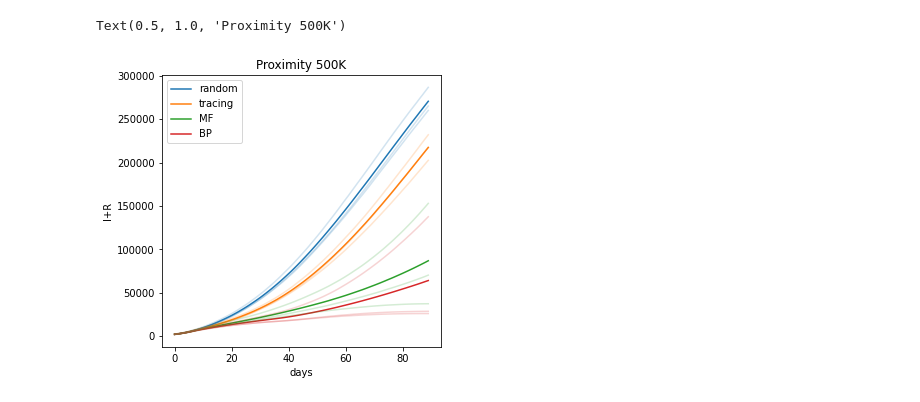
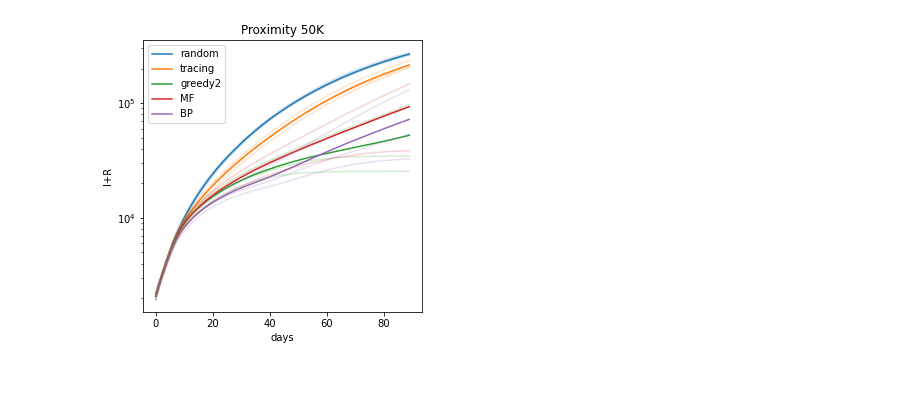
Before and after one commit to sibyl-team/sir_inference, a Jupyter notebook: read_results.ipynb, the cells around one changed output. Saved outputs shown, nothing was run; the diff lists cells and outputs as text; code cells hidden in the pictures.

Commit message:
add greedy2 to rankers

```diff
--- a/read_results.ipynb
+++ b/read_results.ipynb
@@ -1,5 +1,7 @@
 # %%
-##### import sys
+import sys
+sys.path.insert(0,'../sib/')
+
 from time import time
 import numpy as np
 import pandas as pd
@@ -11,7 +13,9 @@ from sir_model import EpidemicModel, patient_zeros_states, symptomatic_individua
 location="networks"
 N=500000
 ## new try with 100 spreaders
+#N_patient_zero = 200;
 N_patient_zero = 200;
+
 lamb = 0.05;
 mu = 0.02;
 scale=1.0; # Easy Case
@@ -26,7 +30,7 @@ MF_deltas = [15];
 n_rankings = [1500]#, 100, 150, 200]
 #seeds=[2]
 #n_rankings = [150]
-seeds=[123,32,456]
+seeds=[1,2,3]
 #seed = int(sys.argv[2]);
 #seeds for running [32,123,456]
 #seed=int(sys.argv[1]);
@@ -37,6 +41,7 @@ MF_delta = MF_deltas[0];
 
 scenario_rnds = {}
 scenario_tracs = {}
+scenario_tracs2nd = {}
 scenario_MFs = {}
 scenario_BPs = {}
 
@@ -44,56 +49,63 @@ for seed in seeds:
     #no_int = pd.read_csv("csv/Proximity_N%dK_T%d_s1_ti%d_pz%d_mu%.2f_l%.2f_seed%d.csv"%(N/1000,T,t1,N_patient_zero,mu,lamb,seed), sep="\t")
     scenario_rnds[seed] = pd.read_csv("csv/Proximity_N%dK_T%d_s1_ti%d_pz%d_mu%.2f_l%.2f_seed%d_obs%d_rnd.csv"%(N/1000,T,t1,N_patient_zero,mu,lamb,seed,n_ranking), sep="\t")
     scenario_tracs[seed] = pd.read_csv("csv/Proximity_N%dK_T%d_s1_ti%d_pz%d_mu%.2f_l%.2f_seed%d_obs%d_trac_t%d.csv"%(N/1000,T,t1,N_patient_zero,mu,lamb,seed,n_ranking,trac_tau), sep="\t")
+    scenario_tracs2nd[seed] = pd.read_csv("csv/Proximity_N%dK_T%d_s1_ti%d_pz%d_mu%.2f_l%.2f_seed%d_obs%d_trac2nd_t%d.csv"%(N/1000,T,t1,N_patient_zero,mu,lamb,seed,n_ranking,trac_tau), sep="\t")
+
     scenario_MFs[seed] = pd.read_csv("csv/Proximity_N%dK_T%d_s1_ti%d_pz%d_mu%.2f_l%.2f_seed%d_obs%d_MF_t%d_d%d.csv"%(N/1000,T,t1,
                                                                                                                     N_patient_zero,mu,lamb,seed,n_ranking,MF_tau,MF_delta), sep="\t")
-    scenario_BPs[seed] = pd.read_csv("csv/Proximity_N%dK_T%d_s1_ti%d_pz%d_mu%.2f_l%.2f_seed%d_obs%d_bp%d_no_tau.csv"%(N,T,t1,N_patient_zero,mu,lamb,seed,n_ranking,trac_tau)
-                      , sep="\t")
-
-#scenario_BP_tau = pd.read_csv("csv/Proximity_N%dK_T%d_s1_ti%d_pz%d_mu%.2f_l%.2f_seed%d_obs%d_bp%d_tau.csv"%(N,T,t1,N_patient_zero,mu,lamb,seed,n_ranking,trac_tau)
-#              , sep="\t")
+    #scenario_BPs[seed] = pd.read_csv("csv/Proximity_N%dK_T%d_s1_ti%d_pz%d_mu%.2f_l%.2f_seed%d_obs%d_bp%d.csv"%(N/1000,T,t1,N_patient_zero,mu,lamb,seed,n_ranking,trac_tau)
+                      #, sep="\t")
+    scenario_BPs[seed] = pd.read_csv("csv/Proximity_N%dK_T%d_s1_ti%d_pz%d_mu%.2f_l%.2f_seed%d_obs%d_bp_no_tau.csv"%(N/1000,T,t1,N_patient_zero,mu,lamb,seed,n_ranking),sep="\t")
 
 scenario_rnd = scenario_rnds[seeds[0]].copy()
 scenario_trac = scenario_tracs[seeds[0]].copy()
+scenario_trac2nd = scenario_tracs2nd[seeds[0]].copy()
 scenario_MF = scenario_MFs[seeds[0]].copy()
 scenario_BP = scenario_BPs[seeds[0]].copy()
 for seed in seeds[1:]:
     scenario_rnd += scenario_rnds[seed]
     scenario_trac += scenario_tracs[seed]
+    scenario_trac2nd += scenario_tracs2nd[seed]
     scenario_MF += scenario_MFs[seed]
     scenario_BP += scenario_BPs[seed]
 scenario_rnd/=len(seeds)
 scenario_trac/=len(seeds)
+scenario_trac2nd/=len(seeds)
 scenario_MF/=len(seeds)
 scenario_BP/=len(seeds)
 # %%
 import matplotlib.pyplot as plt
 fig, axs = plt.subplots(1, 1, figsize=(5, 5))
 colors = plt.rcParams['axes.prop_cycle'].by_key()['color']
 alpha = 0.2
 alpha1 = 1
 ax = scenario_rnd[["I", "R"]].sum(axis=1).plot(ax = axs, label="rnd",
                                                       color=colors[0], alpha = alpha1)
 ax = scenario_trac[["I", "R"]].sum(axis=1).plot(ax=ax, label="scenario_trac",
                                                        color=colors[1], alpha = alpha1)
+ax = scenario_trac2nd[["I", "R"]].sum(axis=1).plot(ax=ax, label="scenario_trac2",
+                                                       color=colors[2], alpha = alpha1)
 ax = scenario_MF[["I", "R"]].sum(axis=1).plot(ax=ax, label="scenario_MF",
-                                                     color=colors[2], alpha = alpha1)
+                                                     color=colors[3], alpha = alpha1)
 ax = scenario_BP[["I", "R"]].sum(axis=1).plot(ax=ax, label="scenario_BP",
-                                                     color=colors[3], alpha = alpha1)
+                                                     color=colors[4], alpha = alpha1)
 
 for seed in seeds:
     ax = scenario_rnds[seed][["I", "R"]].sum(axis=1).plot(ax = axs, label="rnd",
                                                           color=colors[0], alpha = alpha)
     ax = scenario_tracs[seed][["I", "R"]].sum(axis=1).plot(ax=ax, label="scenario_trac",
                                                            color=colors[1], alpha = alpha)
+    ax = scenario_tracs2nd[seed][["I", "R"]].sum(axis=1).plot(ax=ax, label="scenario_trac2",
+                                                           color=colors[2], alpha = alpha)
     ax = scenario_MFs[seed][["I", "R"]].sum(axis=1).plot(ax=ax, label="scenario_MF",
-                                                         color=colors[2], alpha = alpha)
+                                                         color=colors[3], alpha = alpha)
     ax = scenario_BPs[seed][["I", "R"]].sum(axis=1).plot(ax=ax, label="scenario_BP",
-                                                         color=colors[3], alpha = alpha)
+                                                         color=colors[4], alpha = alpha)
 
-ax.legend(["random", "tracing", "MF", "BP"]);
+ax.legend(["random", "tracing", "greedy2", "MF", "BP"]);
 ax.set_ylabel("I+R")
 ax.set_xlabel("days")
-ax.set_title("Proximity 500K")
+ax.set_title("Proximity 50K")
+ax.set_yscale('log')
 # %% [output]
-Text(0.5, 1.0, 'Proximity 500K')
-[figure, old version]
+[figure, new version]
```
Also changed, not shown: parts of 2 cells of this notebook, 3 other files.
